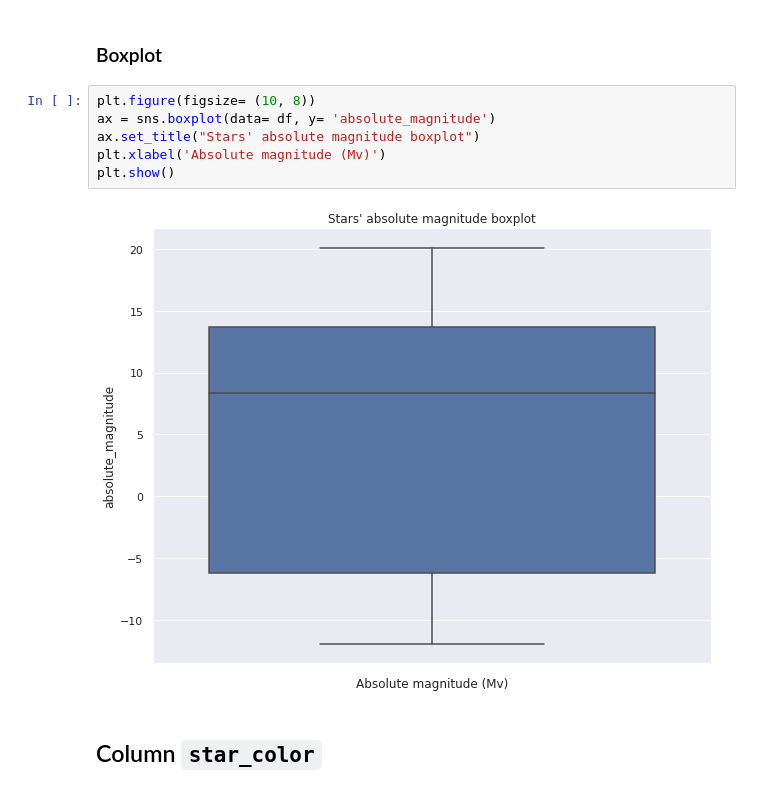
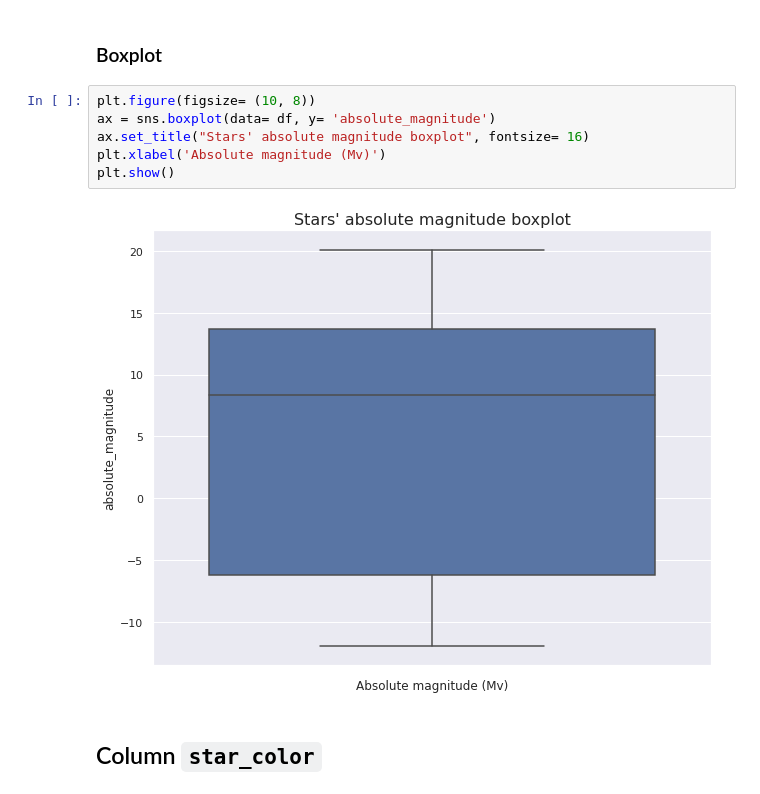
Before and after one commit to DamodaraBarbosa/machine_learning_studies, a Jupyter notebook: Star_type_prediction.ipynb, the cells around one changed output. Saved outputs shown, nothing was run; the diff lists cells and outputs as text.

```diff
--- a/Star_type_prediction.ipynb
+++ b/Star_type_prediction.ipynb
@@ -290,11 +343,11 @@ plt.show()
 # %%
 plt.figure(figsize= (10, 8))
 ax = sns.boxplot(data= df, y= 'absolute_magnitude')
-ax.set_title("Stars' absolute magnitude boxplot")
+ax.set_title("Stars' absolute magnitude boxplot", fontsize= 16)
 plt.xlabel('Absolute magnitude (Mv)')
 plt.show()
 # %% [output]
-[figure, old version]
+[figure, new version]
 # %% [markdown]
 ## Column `star_color`
 # %% [markdown]
```
Also changed, not shown: parts of 59 cells of this notebook.
